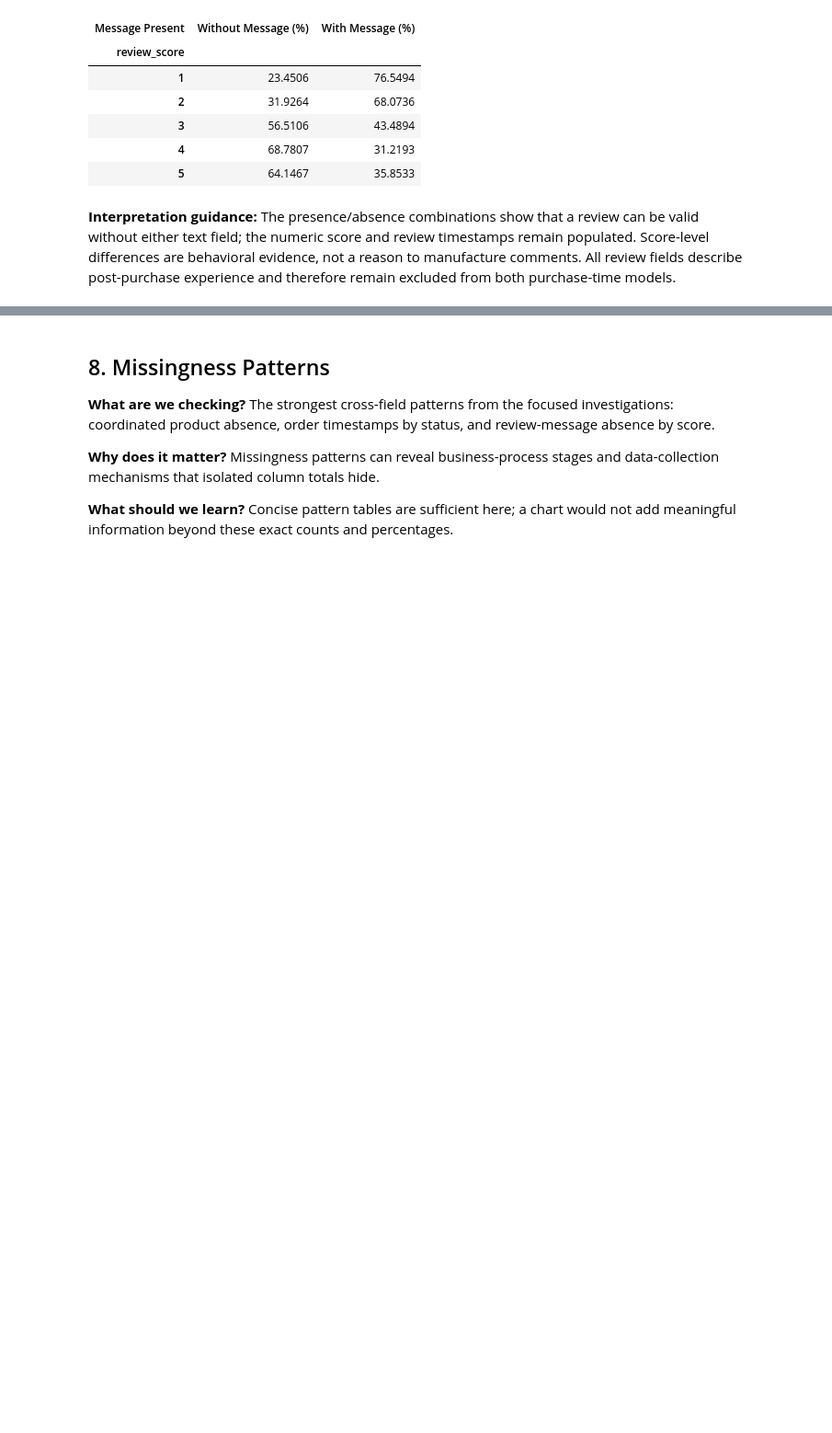
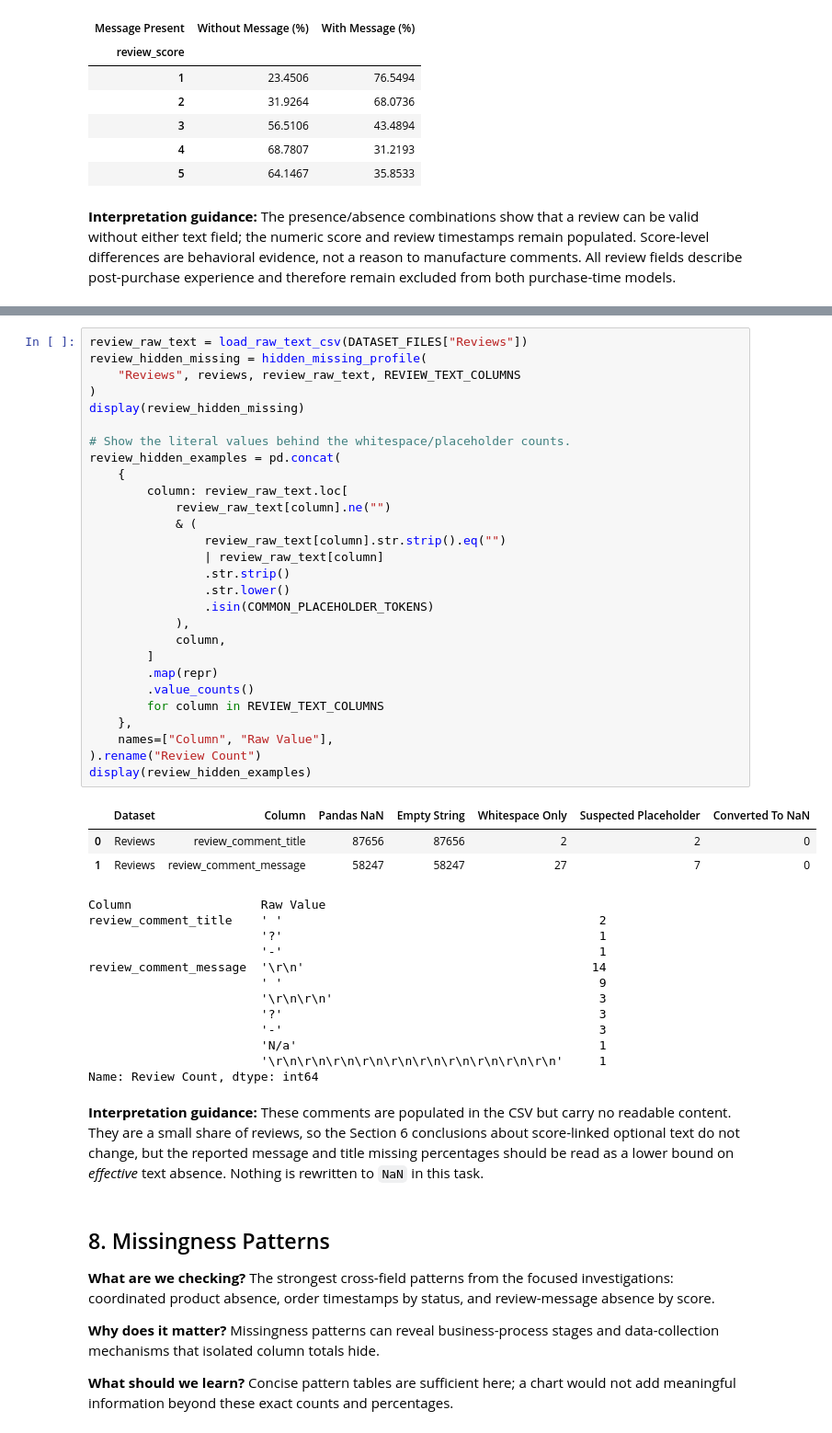
Before and after one commit to mmubashir95/ecommerce-delivery-intelligence, a Jupyter notebook: notebooks/02_data_quality.ipynb, the cells around one changed output, grey strips where cells are left out. Shown at 92% size. Saved outputs shown, nothing was run; the diff lists cells and outputs as text; blank space fills up the shorter version.

```diff
--- a/notebooks/02_data_quality.ipynb
+++ b/notebooks/02_data_quality.ipynb
@@ -643,3 +672,49 @@ dtype: int64
+# %%
+review_raw_text = load_raw_text_csv(DATASET_FILES["Reviews"])
+review_hidden_missing = hidden_missing_profile(
+    "Reviews", reviews, review_raw_text, REVIEW_TEXT_COLUMNS
+)
+display(review_hidden_missing)
+
+# Show the literal values behind the whitespace/placeholder counts.
+review_hidden_examples = pd.concat(
+    {
+        column: review_raw_text.loc[
+            review_raw_text[column].ne("")
+            & (
+                review_raw_text[column].str.strip().eq("")
+                | review_raw_text[column]
+                .str.strip()
+                .str.lower()
+                .isin(COMMON_PLACEHOLDER_TOKENS)
+            ),
+            column,
+        ]
+        .map(repr)
+        .value_counts()
+        for column in REVIEW_TEXT_COLUMNS
+    },
+    names=["Column", "Raw Value"],
+).rename("Review Count")
+display(review_hidden_examples)
+# %% [output]
+|  | Dataset | Column | Pandas NaN | Empty String | Whitespace Only | Suspected Placeholder | Converted To NaN |
+| 0 | Reviews | review_comment_title | 87656 | 87656 | 2 | 2 | 0 |
+| 1 | Reviews | review_comment_message | 58247 | 58247 | 27 | 7 | 0 |
+Column                  Raw Value
+review_comment_title    ' '                                            2
+                        '?'                                            1
+                        '-'                                            1
+review_comment_message  '\r\n'                                        14
+                        ' '                                            9
+                        '\r\n\r\n'                                     3
+                        '?'                                            3
+                        '-'                                            3
+                        'N/a'                                          1
+                        '\r\n\r\n\r\n\r\n\r\n\r\n\r\n\r\n\r\n\r\n'     1
+Name: Review Count, dtype: int64
+# %% [markdown]
+**Interpretation guidance:** These comments are populated in the CSV but carry no readable content. They are a small share of reviews, so the Section 6 conclusions about score-linked optional text do not change, but the reported message and title missing percentages should be read as a lower bound on *effective* text absence. Nothing is rewritten to `NaN` in this task.
 # %% [markdown]
 ## 8. Missingness Patterns
 
```
Also changed, not shown: parts of 8 cells of this notebook.
